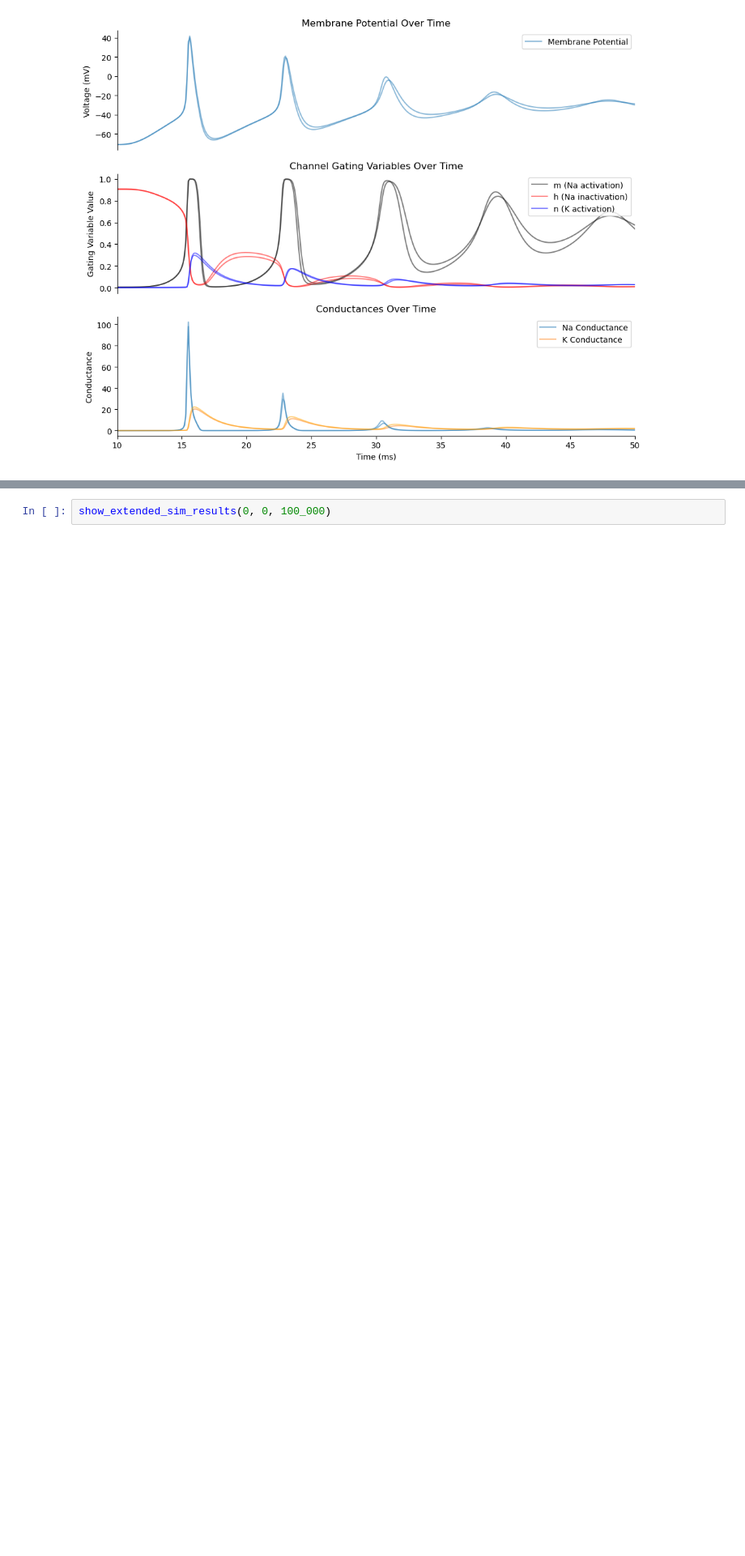
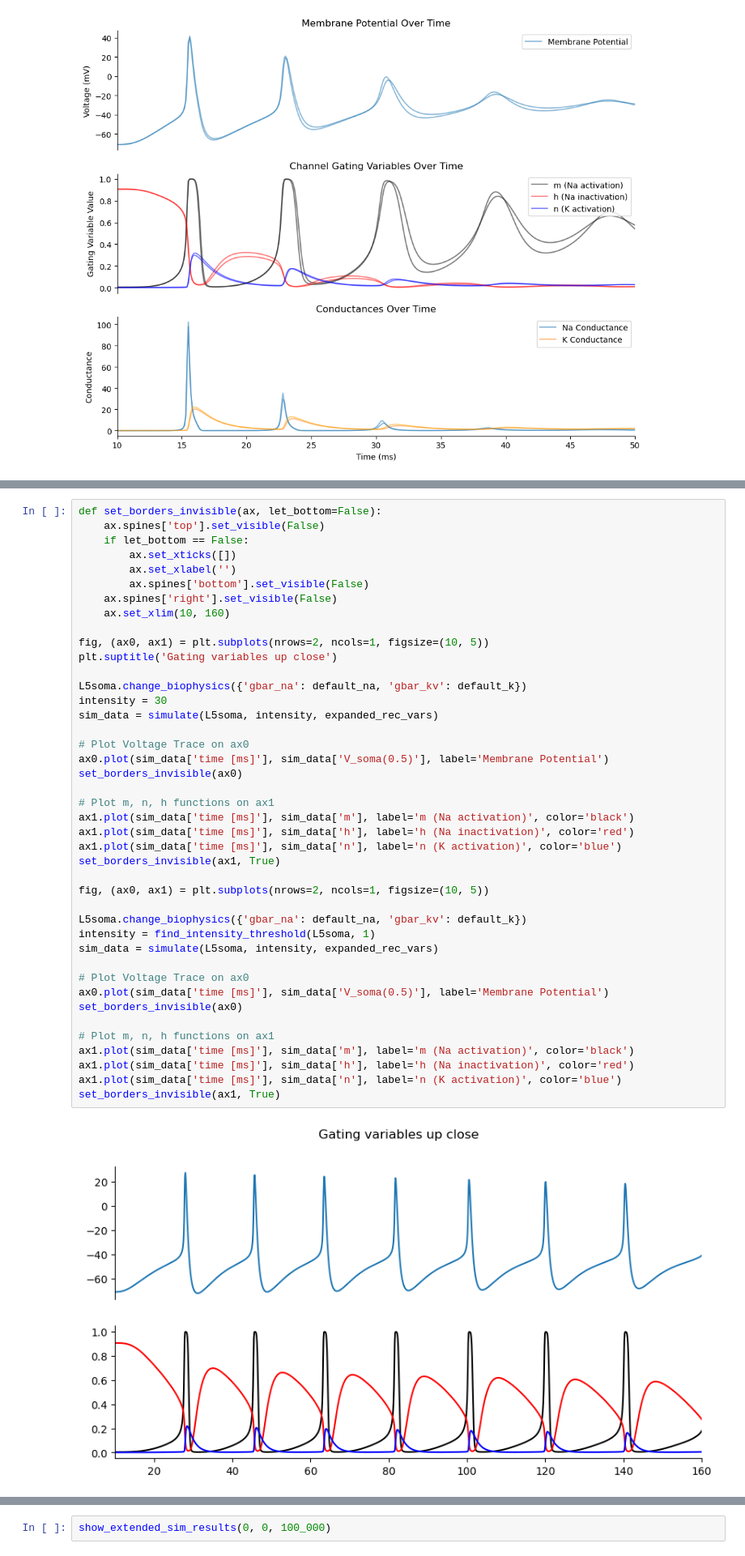
Before and after one commit to tobiasmarek/simneurostim-analysis, a Jupyter notebook: param_search.ipynb, the cells around one changed output, grey strips where cells are left out. Shown at 81% size. Drawn from its saved outputs; the diff is of its cells as text; blank space fills up the shorter version.

```diff
--- a/param_search.ipynb
+++ b/param_search.ipynb
@@ -798,0 +740,44 @@ plt.show()
+# %%
+def set_borders_invisible(ax, let_bottom=False):
+    ax.spines['top'].set_visible(False)
+    if let_bottom == False:
+        ax.set_xticks([])
+        ax.set_xlabel('')
+        ax.spines['bottom'].set_visible(False)
+    ax.spines['right'].set_visible(False)
+    ax.set_xlim(10, 160)
+
+fig, (ax0, ax1) = plt.subplots(nrows=2, ncols=1, figsize=(10, 5))
+plt.suptitle('Gating variables up close')
+
+L5soma.change_biophysics({'gbar_na': default_na, 'gbar_kv': default_k})
+intensity = 30
+sim_data = simulate(L5soma, intensity, expanded_rec_vars)
+
+# Plot Voltage Trace on ax0
+ax0.plot(sim_data['time [ms]'], sim_data['V_soma(0.5)'], label='Membrane Potential')
+set_borders_invisible(ax0)
+
+# Plot m, n, h functions on ax1
+ax1.plot(sim_data['time [ms]'], sim_data['m'], label='m (Na activation)', color='black')
+ax1.plot(sim_data['time [ms]'], sim_data['h'], label='h (Na inactivation)', color='red')
+ax1.plot(sim_data['time [ms]'], sim_data['n'], label='n (K activation)', color='blue')
+set_borders_invisible(ax1, True)
+
+fig, (ax0, ax1) = plt.subplots(nrows=2, ncols=1, figsize=(10, 5))
+
+L5soma.change_biophysics({'gbar_na': default_na, 'gbar_kv': default_k})
+intensity = find_intensity_threshold(L5soma, 1)
+sim_data = simulate(L5soma, intensity, expanded_rec_vars)
+
+# Plot Voltage Trace on ax0
+ax0.plot(sim_data['time [ms]'], sim_data['V_soma(0.5)'], label='Membrane Potential')
+set_borders_invisible(ax0)
+
+# Plot m, n, h functions on ax1
+ax1.plot(sim_data['time [ms]'], sim_data['m'], label='m (Na activation)', color='black')
+ax1.plot(sim_data['time [ms]'], sim_data['h'], label='h (Na inactivation)', color='red')
+ax1.plot(sim_data['time [ms]'], sim_data['n'], label='n (K activation)', color='blue')
+set_borders_invisible(ax1, True)
+# %% [output]
+[figure, added]
```
Also changed, not shown: parts of 16 cells of this notebook.
